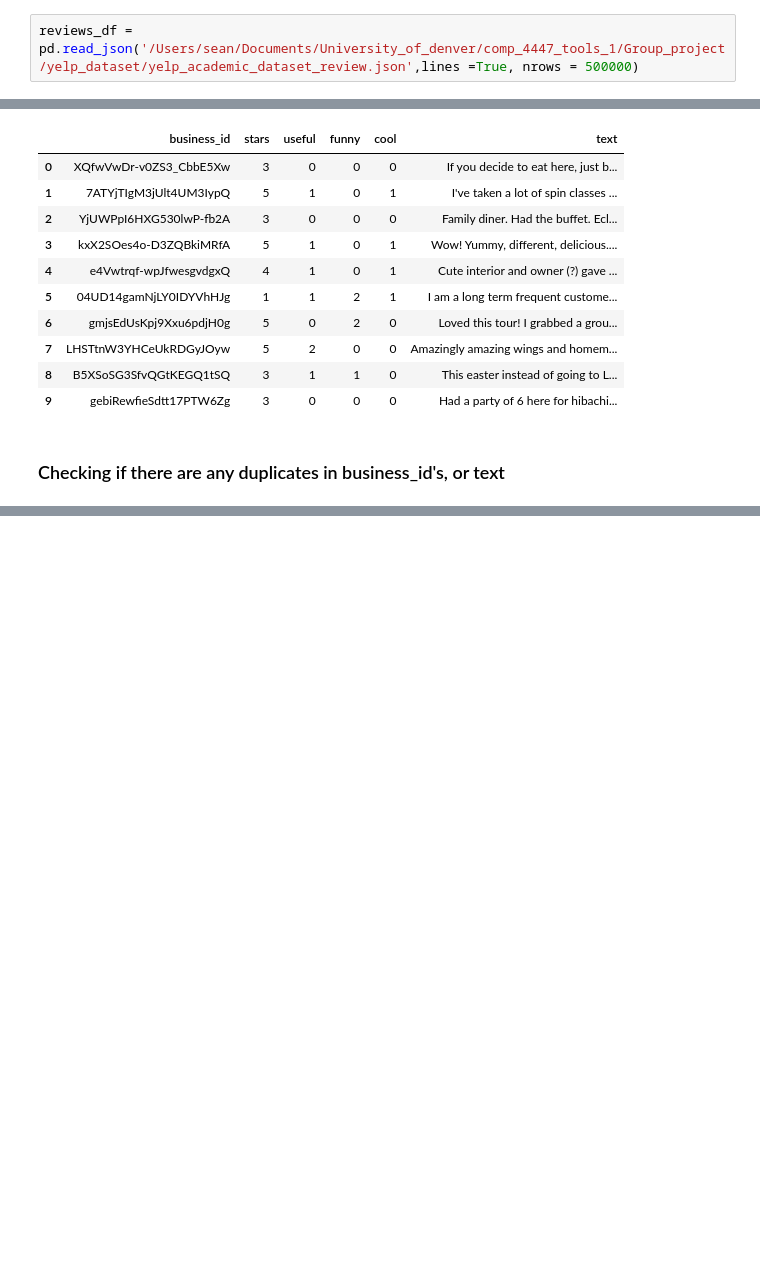
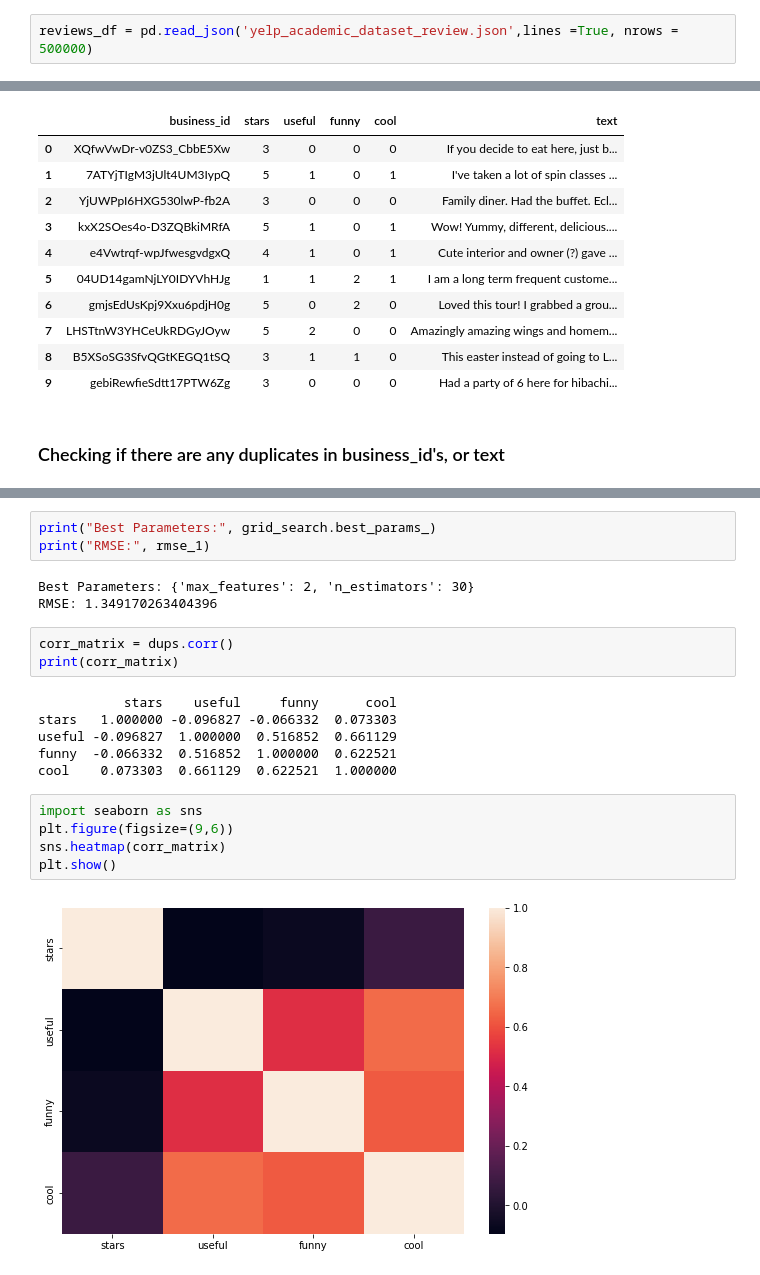
Before and after one commit to lonnagee/4447-Project, a Jupyter notebook: Yelp Reviews testing.ipynb, the cells around one changed output, grey strips where cells are left out. Cells and saved outputs as stored; diff of their text form; blank space fills up the shorter version.

```diff
--- a/Yelp Reviews testing.ipynb
+++ b/Yelp Reviews testing.ipynb
@@ -4,7 +4,7 @@
 import pandas as pd
 import numpy as np
 # %%
-reviews_df = pd.read_json('/Users/sean/Documents/University_of_denver/comp_4447_tools_1/Group_project/yelp_dataset/yelp_academic_dataset_review.json',lines =True, nrows = 500000)
+reviews_df = pd.read_json('yelp_academic_dataset_review.json',lines =True, nrows = 500000)
 # %%
 reviews_df.count()
 # %% [output]
@@ -49,0 +148,22 @@ len(dups)
+# %%
+print("Best Parameters:", grid_search.best_params_)
+print("RMSE:", rmse_1)
+# %% [output]
+Best Parameters: {'max_features': 2, 'n_estimators': 30}
+RMSE: 1.349170263404396
+# %%
+corr_matrix = dups.corr()
+print(corr_matrix)
+# %% [output]
+           stars    useful     funny      cool
+stars   1.000000 -0.096827 -0.066332  0.073303
+useful -0.096827  1.000000  0.516852  0.661129
+funny  -0.066332  0.516852  1.000000  0.622521
+cool    0.073303  0.661129  0.622521  1.000000
+# %%
+import seaborn as sns
+plt.figure(figsize=(9,6))
+sns.heatmap(corr_matrix)
+plt.show()
+# %% [output]
+[figure, added]
```
Also changed, not shown: parts of 13 cells of this notebook.
